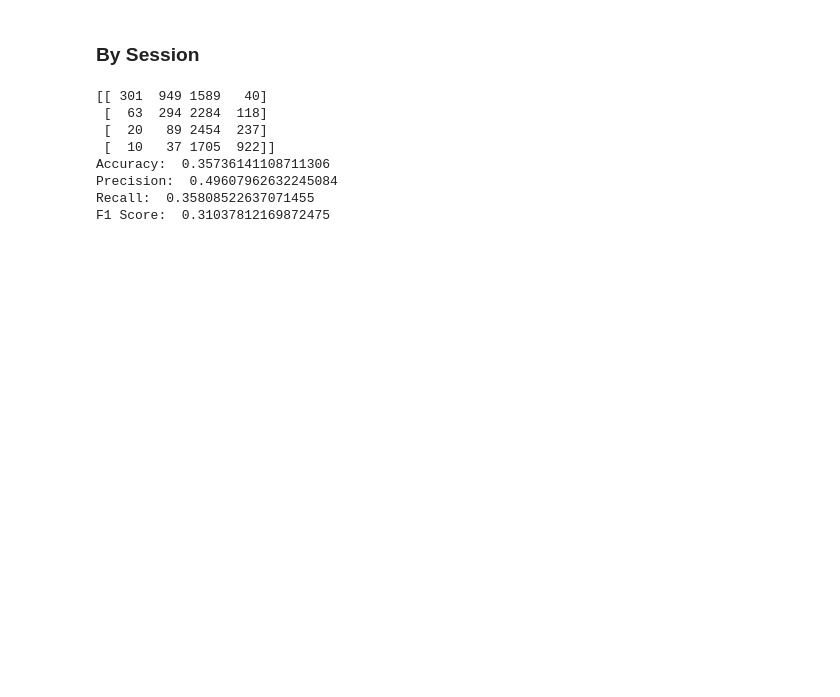
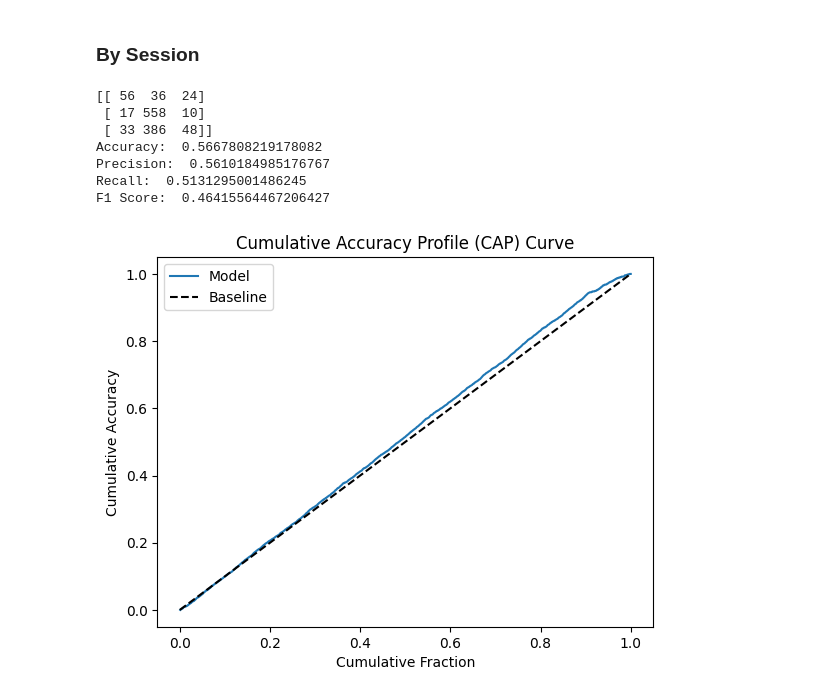
Before and after one commit to mauricios20/Gamblers_Investors, a Jupyter notebook: Entire Data/Combinations/Top Players/Overall/Naive-Bayes.ipynb, the cells around one changed output. Cells and saved outputs as stored; diff of their text form; code cells hidden in the pictures; blank space fills up the shorter version.

```diff
--- a/Entire Data/Combinations/Top Players/Overall/Naive-Bayes.ipynb
+++ b/Entire Data/Combinations/Top Players/Overall/Naive-Bayes.ipynb
@@ -58,8 +117,22 @@ Months in test set: ['5_September']
 # %% [markdown]
 ### By Session
 # %%
+# Filter Columns
+filter = ['session_time', 'gender', 'age_gen', 'first_outcome',
+        'first_wager','first_p/b', 'last_outcome', 'last_wager', 'last_p/b',
+        'beginning_amt', 'ending_amt', 'ending_balance', 'ave_slotdenom',
+        'std_slotdenom', 'min_slotdenom', 'max_slotdenom', 'ave_theo_payback',
+        'min_theo_payback', 'max_theo_payback', 'ave_wageramt', 'std_wageramt',
+        'min_wager', 'max_wager', 'ave_p/b', 'std_p/b', 'max_p/b', 'max_profit', 'depletion_slope',
+        '#inc_slotdenom', '#dec_slotdenom', '#inc_maxbet', '#dec_maxbet', '#W', '#L', '#NH', '#D',
+        'w/min', 'l/min', '#2ws', '2ws_profit', '2ws_wgramt','2ws/min',
+        '#3ws', '3ws_profit', '3ws_wgramt', '3ws/min', '#4ws', '4ws_profit', '4ws_wgramt', '4ws/min',
+        'w/g', 'l/g', 'nh/g', 'd/g', 'ave_time_per_gamble',
+        'min_time_per_gamble', 'max_time_per_gamble', 'total_gambles', 'total_duration',
+        'machines_changes', 'unique_machines', 'ave_time_per_machine', 'classification']
+
 # Load the datasets
-datasets = cf.load_and_preprocess_datasets_all(months, data_path, 'session', filter)
+datasets = cf.load_and_preprocess_datasets_top(months, data_path, 'session', filter)
 
 # Create training and test sets
 dt_train = pd.concat([datasets['dtf'+month[1:]] for month in months_train])
@@ -106,11 +179,36 @@ print('Precision: ', precision_score(y_test, y_pred, average='macro'))
 print('Recall: ', recall_score(y_test, y_pred, average='macro'))
 print('F1 Score: ', f1_score(y_test, y_pred, average='macro'))
 # %% [output]
-[[ 301  949 1589   40]
- [  63  294 2284  118]
- [  20   89 2454  237]
- [  10   37 1705  922]]
-Accuracy:  0.35736141108711306
-Precision:  0.49607962632245084
-Recall:  0.35808522637071455
-F1 Score:  0.31037812169872475
+[[ 56  36  24]
+ [ 17 558  10]
+ [ 33 386  48]]
+Accuracy:  0.5667808219178082
+Precision:  0.5610184985176767
+Recall:  0.5131295001486245
+F1 Score:  0.46415564467206427
+# %%
+import numpy as np
+import matplotlib.pyplot as plt
+
+# Assuming you have the predicted probabilities or scores named 'predicted_scores' and true labels named 'true_labels'
+
+# Sort the scores and corresponding true labels
+sorted_indices = np.argsort(y_pred)[::-1]
+sorted_true_labels = y_test[sorted_indices]
+
+# Calculate cumulative metrics
+total_positive = np.sum(y_test)
+cumulative_positives = np.cumsum(sorted_true_labels)
+cumulative_accuracy = cumulative_positives / total_positive
+cumulative_fraction = np.arange(1, len(sorted_true_labels) + 1) / len(sorted_true_labels)
+
+# Create the CAP curve plot
+plt.plot(cumulative_fraction, cumulative_accuracy, label='Model')
+plt.plot([0, 1], [0, 1], 'k--', label='Baseline')
+plt.xlabel('Cumulative Fraction')
+plt.ylabel('Cumulative Accuracy')
+plt.title('Cumulative Accuracy Profile (CAP) Curve')
+plt.legend()
+plt.show()
+# %% [output]
+[figure, added]
```
Also changed, not shown: parts of 4 cells of this notebook, 5 other files.
